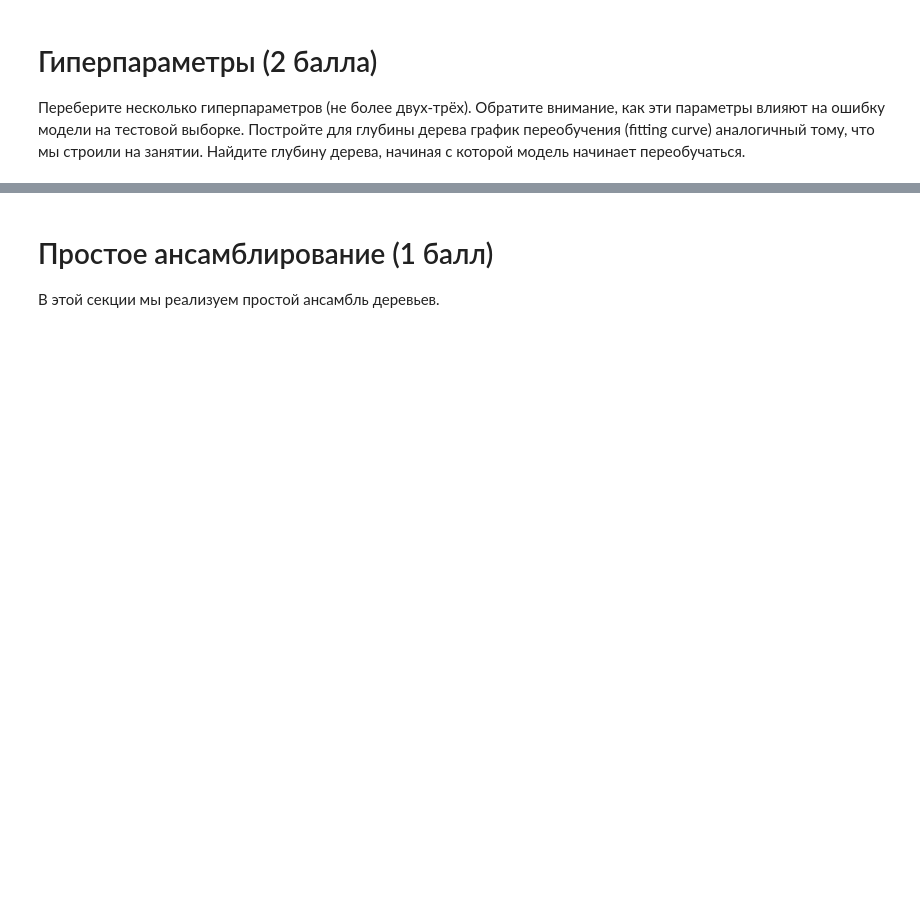
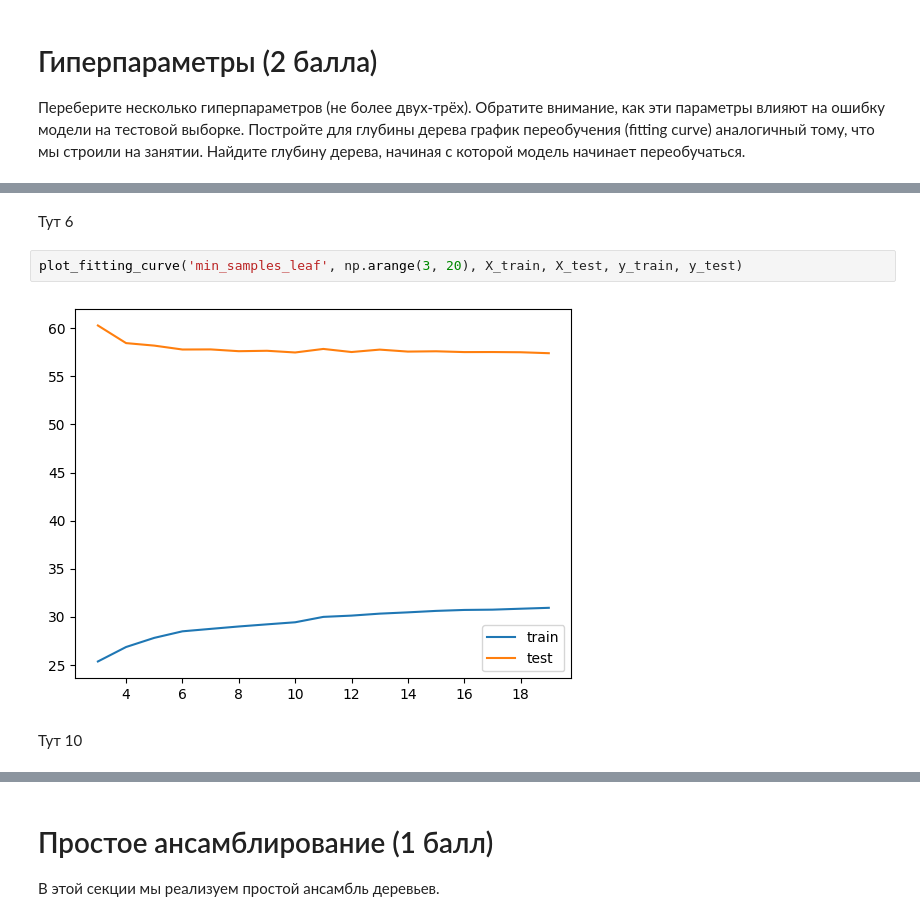
Before and after one commit to 16yo/ml_homework_23, a Jupyter notebook: 2 дз/Decision Trees_1.ipynb, the cells around one changed output, grey strips where cells are left out. Drawn from its saved outputs; the diff is of its cells as text; blank space fills up the shorter version.

```diff
--- a/2 дз/Decision Trees_1.ipynb
+++ b/2 дз/Decision Trees_1.ipynb
@@ -72,0 +360,8 @@ NameError: name 'df' is not defined
+# %% [markdown]
+Тут 6
+# %%
+plot_fitting_curve('min_samples_leaf', np.arange(3, 20), X_train, X_test, y_train, y_test)
+# %% [output]
+[figure, added]
+# %% [markdown]
+Тут 10
```
Also changed, not shown: parts of 35 cells of this notebook, 1 other file.
